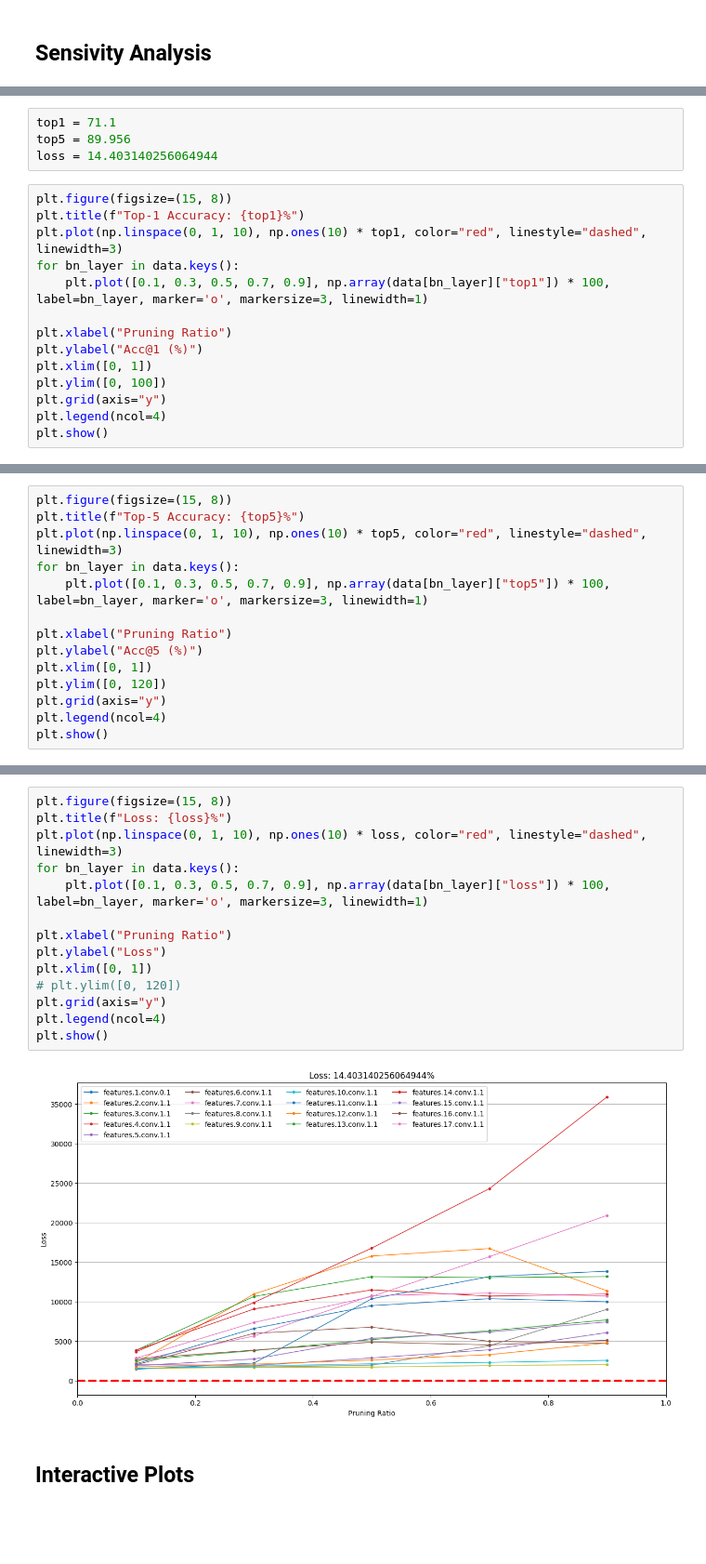
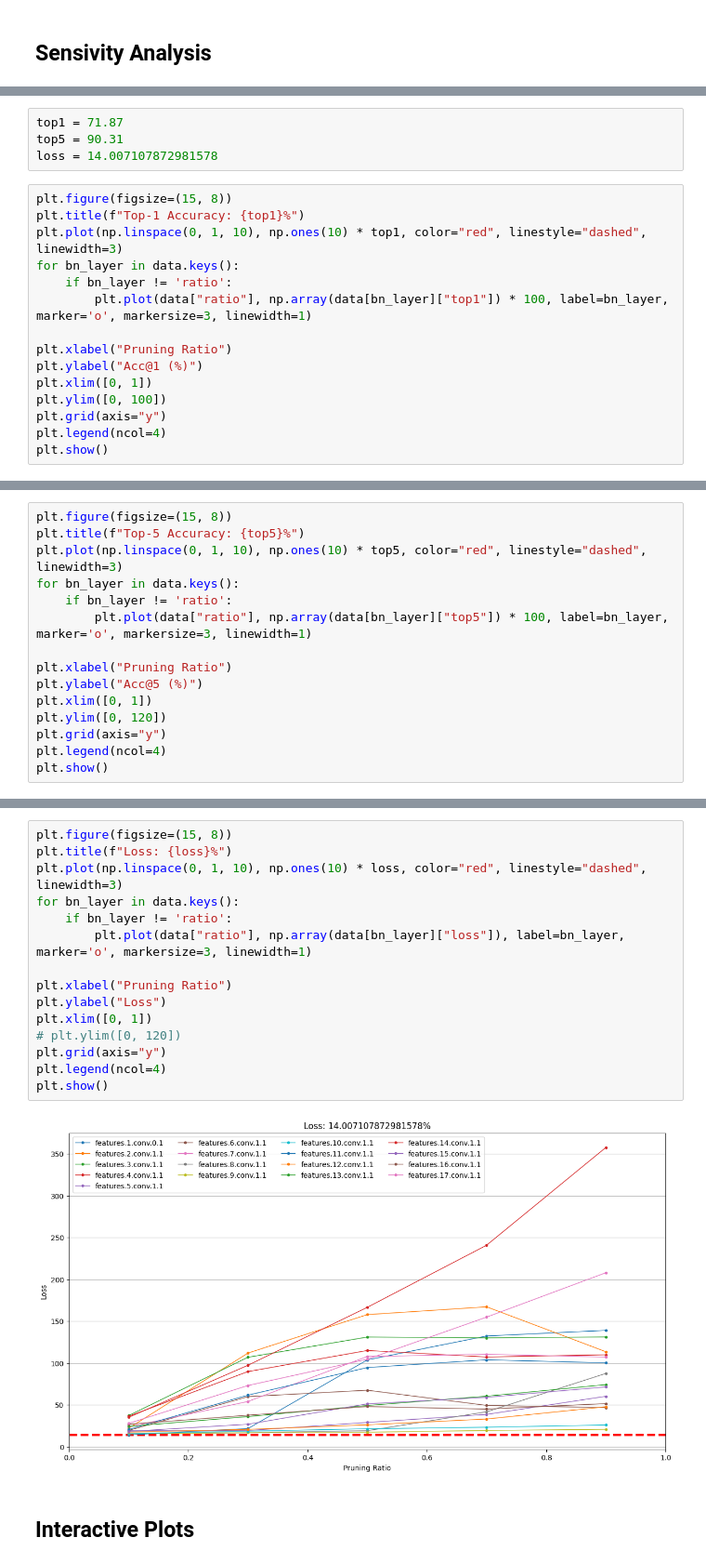
Before and after one commit to alfredowh/model-compression, a Jupyter notebook: notebooks/model_exploration.ipynb, the cells around one changed output, grey strips where cells are left out. Shown: that part at 93% size. Drawn from its saved outputs; the diff is of its cells as text; blank space fills up the shorter version.

```diff
--- a/notebooks/model_exploration.ipynb
+++ b/notebooks/model_exploration.ipynb
@@ -175,13 +175,14 @@ data
 # %%
-top1 = 71.1
-top5 = 89.956
-loss = 14.403140256064944
+top1 = 71.87
+top5 = 90.31
+loss = 14.007107872981578
 # %%
 plt.figure(figsize=(15, 8))
 plt.title(f"Top-1 Accuracy: {top1}%")
 plt.plot(np.linspace(0, 1, 10), np.ones(10) * top1, color="red", linestyle="dashed", linewidth=3)
 for bn_layer in data.keys():
-    plt.plot([0.1, 0.3, 0.5, 0.7, 0.9], np.array(data[bn_layer]["top1"]) * 100, label=bn_layer, marker='o', markersize=3, linewidth=1)
+    if bn_layer != 'ratio':
+        plt.plot(data["ratio"], np.array(data[bn_layer]["top1"]) * 100, label=bn_layer, marker='o', markersize=3, linewidth=1)
 
 plt.xlabel("Pruning Ratio")
 plt.ylabel("Acc@1 (%)")
@@ -197,7 +198,8 @@ plt.figure(figsize=(15, 8))
 plt.title(f"Top-5 Accuracy: {top5}%")
 plt.plot(np.linspace(0, 1, 10), np.ones(10) * top5, color="red", linestyle="dashed", linewidth=3)
 for bn_layer in data.keys():
-    plt.plot([0.1, 0.3, 0.5, 0.7, 0.9], np.array(data[bn_layer]["top5"]) * 100, label=bn_layer, marker='o', markersize=3, linewidth=1)
+    if bn_layer != 'ratio':
+        plt.plot(data["ratio"], np.array(data[bn_layer]["top5"]) * 100, label=bn_layer, marker='o', markersize=3, linewidth=1)
 
 plt.xlabel("Pruning Ratio")
 plt.ylabel("Acc@5 (%)")
@@ -211,19 +213,20 @@ plt.show()
 # %%
 plt.figure(figsize=(15, 8))
 plt.title(f"Loss: {loss}%")
 plt.plot(np.linspace(0, 1, 10), np.ones(10) * loss, color="red", linestyle="dashed", linewidth=3)
 for bn_layer in data.keys():
-    plt.plot([0.1, 0.3, 0.5, 0.7, 0.9], np.array(data[bn_layer]["loss"]) * 100, label=bn_layer, marker='o', markersize=3, linewidth=1)
+    if bn_layer != 'ratio':
+        plt.plot(data["ratio"], np.array(data[bn_layer]["loss"]), label=bn_layer, marker='o', markersize=3, linewidth=1)
 
 plt.xlabel("Pruning Ratio")
 plt.ylabel("Loss")
 plt.xlim([0, 1])
 # plt.ylim([0, 120])
 plt.grid(axis="y")
 plt.legend(ncol=4)
 plt.show()
 # %% [output]
-[figure, old version]
+[figure, new version]
 # %% [markdown]
 ## Interactive Plots
 # %%
```
Also changed, not shown: parts of 6 cells of this notebook.
